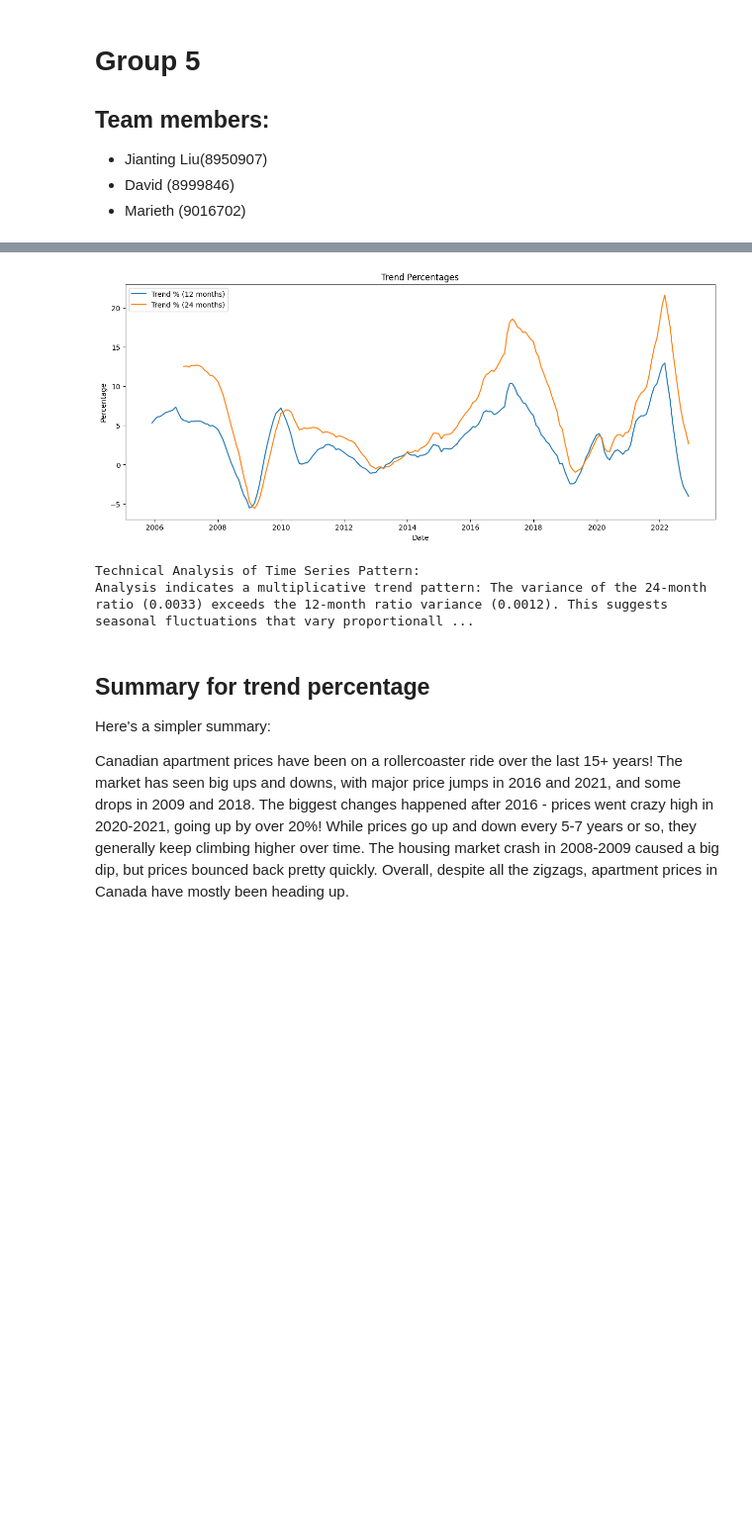
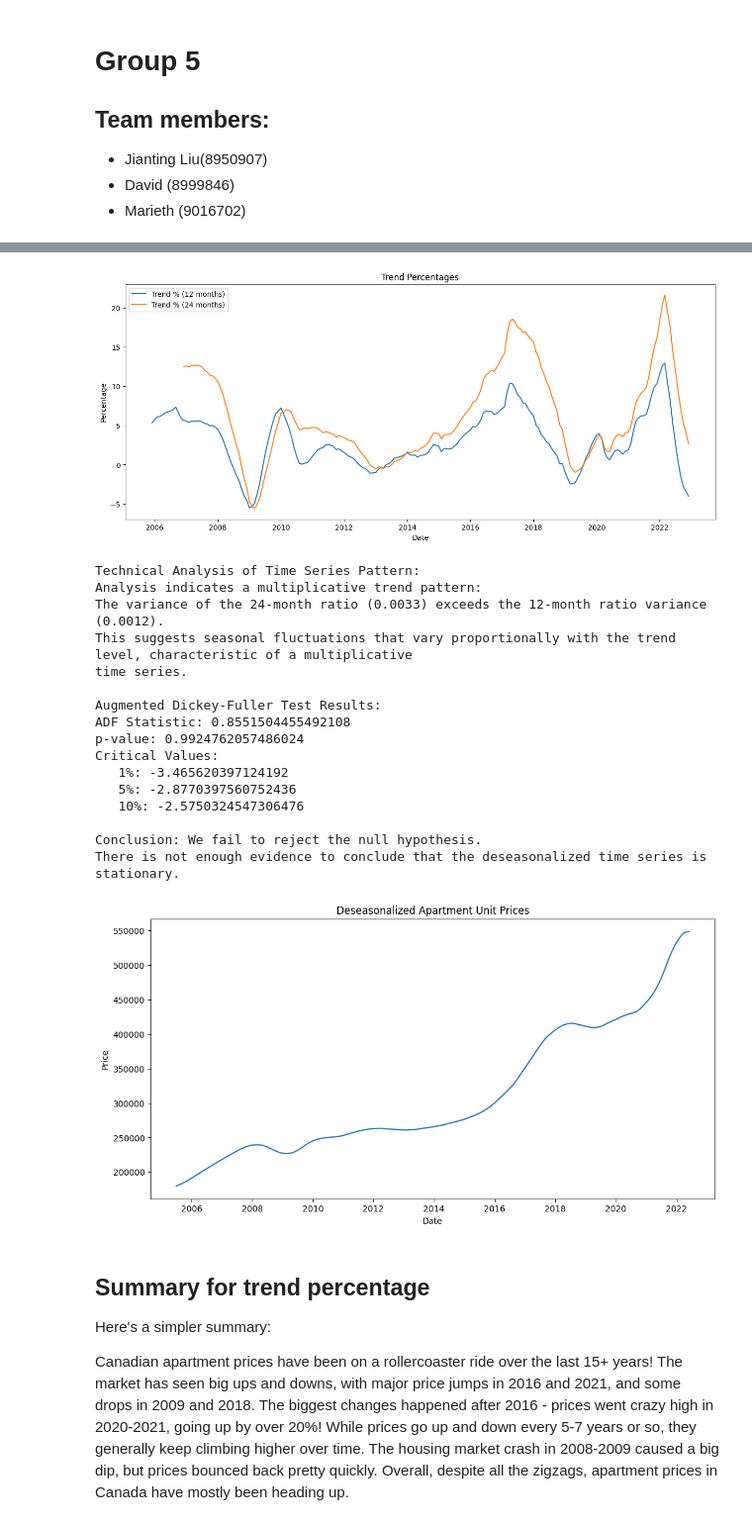
Before and after one commit to Jianting-Selina/PROG8430-1, a Jupyter notebook: week6presentation.ipynb, the cells around one changed output, grey strips where cells are left out. Shown at 99% size. Cells and saved outputs as stored; diff of their text form; code cells hidden in the pictures; blank space fills up the shorter version.

Commit message:
update hypothesis

```diff
--- a/week6presentation.ipynb
+++ b/week6presentation.ipynb
@@ -16,6 +16,7 @@ import statsmodels.api as sm
 import scipy.stats as stats
 from scipy.stats import spearmanr
 import statsmodels.tsa.seasonal as tsa
+from statsmodels.tsa.stattools import adfuller
 
 class IncomeDataProcessor:
     """
@@ -147,37 +148,86 @@ class IncomeDataProcessor:
         print("\nTechnical Analysis of Time Series Pattern:")
         if variances[12] > variances[24]:
             print("Analysis indicates an additive trend pattern: The variance of the 12-month ratio "
                   f"({variances[12]:.4f}) exceeds the 24-month ratio variance ({variances[24]:.4f}). "
                   "This suggests relatively consistent seasonal fluctuations independent of the trend level, "
                   "characteristic of an additive time series.")
         elif variances[12] < variances[24]:
-            print("Analysis indicates a multiplicative trend pattern: The variance of the 24-month ratio "
-                  f"({variances[24]:.4f}) exceeds the 12-month ratio variance ({variances[12]:.4f}). "
+            print("Analysis indicates a multiplicative trend pattern: \nThe variance of the 24-month ratio "
+                  f"({variances[24]:.4f}) exceeds the 12-month ratio variance ({variances[12]:.4f}). \n"
                   "This suggests seasonal fluctuations that vary proportionally with the trend level, "
-                  "characteristic of a multiplicative time series.")
+                  "characteristic of a multiplicative \ntime series.")
         else:
             print("The analysis is inconclusive: The variances of the 12-month and 24-month ratios are similar "
                   f"({variances[12]:.4f} vs {variances[24]:.4f}). Additional analysis methods may be needed "
                   "to definitively characterize the trend pattern.")
+    def test_stationarity(self):
+        """
+        Performs the Augmented Dickey-Fuller test on the deseasonalized data to check for stationarity.
+        """
+        # Perform ADF test
+        result = adfuller(self.merged_data['Deseasonalized'].dropna())
 
+        # Extract and print the test statistics
+        adf_statistic = result[0]
+        p_value = result[1]
+        critical_values = result[4]
+
+        print("\nAugmented Dickey-Fuller Test Results:")
+        print(f"ADF Statistic: {adf_statistic}")
+        print(f"p-value: {p_value}")
+        print("Critical Values:")
+        for key, value in critical_values.items():
+            print(f"   {key}: {value}")
+
+        # Interpret the results
+        if p_value <= 0.05:
+            print("\nConclusion: We reject the null hypothesis.")
+            print("The deseasonalized time series is likely stationary.")
+        else:
+            print("\nConclusion: We fail to reject the null hypothesis.")
+            print("There is not enough evidence to conclude that the deseasonalized time series is stationary.")
+
+        # Visualize the deseasonalized data
+        plt.figure(figsize=(12, 6))
+        plt.plot(self.merged_data.index, self.merged_data['Deseasonalized'])
+        plt.title('Deseasonalized Apartment Unit Prices')
+        plt.xlabel('Date')
+        plt.ylabel('Price')
+        plt.show()
     def save_data(self, output_path):
         """
         Saves the merged data to a CSV file.
         """
         self.merged_data.to_csv(output_path)
 
 # Example usage
 processor = IncomeDataProcessor('incomedata.csv', 'News_release_chart_data_August_2024.xlsx')
 processor.clean_data()
 processor.convert_to_monthly()
 processor.merge_data()
 processor.exploratory_data_analysis()
+processor.test_stationarity()
 #processor.save_data('mergeddata.csv')
 # %% [output]
 [figure]
 [figure]
 Technical Analysis of Time Series Pattern:
-Analysis indicates a multiplicative trend pattern: The variance of the 24-month ratio (0.0033) exceeds the 12-month ratio variance (0.0012). This suggests seasonal fluctuations that vary proportionall ...
+Analysis indicates a multiplicative trend pattern:
+The variance of the 24-month ratio (0.0033) exceeds the 12-month ratio variance (0.0012).
+This suggests seasonal fluctuations that vary proportionally with the trend level, characteristic of a multiplicative
+time series.
+
+Augmented Dickey-Fuller Test Results:
+ADF Statistic: 0.8551504455492108
+p-value: 0.9924762057486024
+Critical Values:
+   1%: -3.465620397124192
+   5%: -2.8770397560752436
+   10%: -2.5750324547306476
+
+Conclusion: We fail to reject the null hypothesis.
+There is not enough evidence to conclude that the deseasonalized time series is stationary.
+[figure, added]
 # %% [markdown]
 ## Summary for trend percentage
 
```
Also changed, not shown: parts of 2 cells of this notebook.
